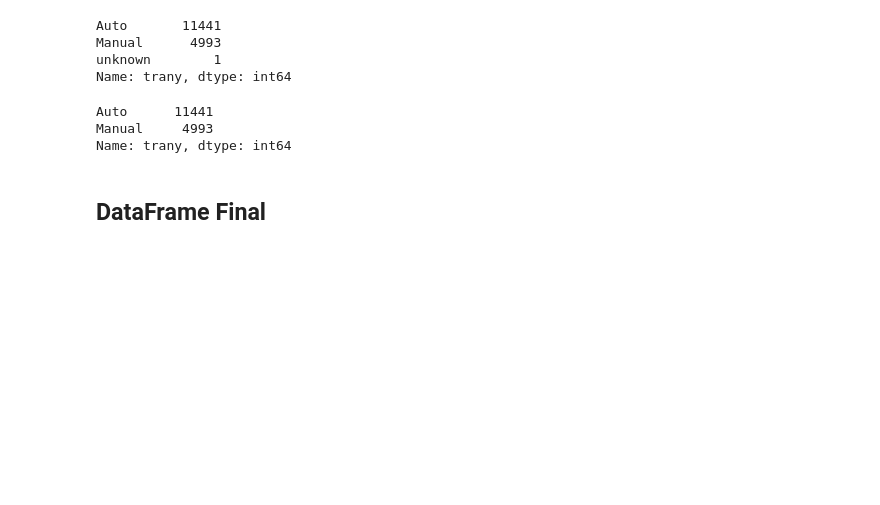
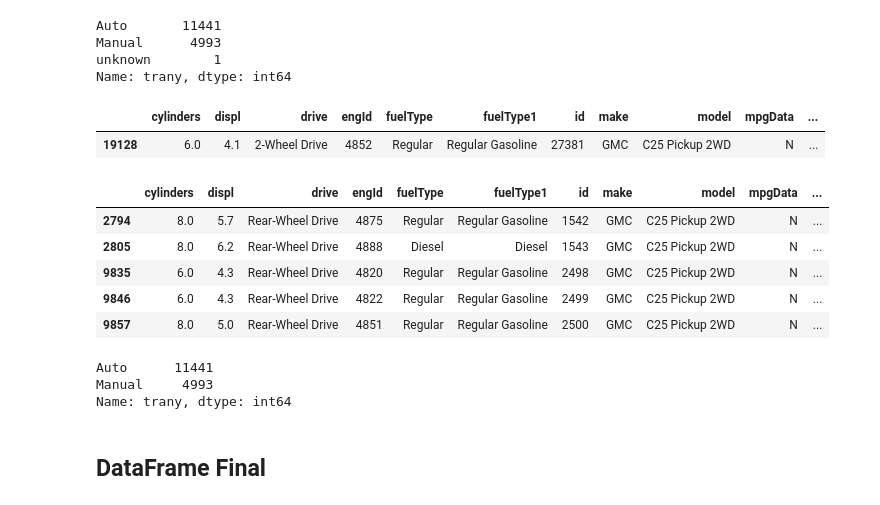
Before and after one commit to YonatanRA/ds_tb_part_21_09, a Jupyter notebook: 02-Data_Analysis/3.1 - Data Cleaning .ipynb, the cells around one changed output. Saved outputs shown, nothing was run; the diff lists cells and outputs as text; code cells hidden in the pictures; blank space fills up the shorter version.

Commit message:
data clean

```diff
--- a/02-Data_Analysis/3.1 - Data Cleaning .ipynb
+++ b/02-Data_Analysis/3.1 - Data Cleaning .ipynb
@@ -606,6 +606,20 @@ Auto       11441
 Manual      4993
 unknown        1
 Name: trany, dtype: int64
+# %%
+df[df.trany=='unknown']
+# %% [output]
+|  | cylinders | displ | drive | engId | fuelType | fuelType1 | id | make | model | mpgData | ... |
+| 19128 | 6.0 | 4.1 | 2-Wheel Drive | 4852 | Regular | Regular Gasoline | 27381 | GMC | C25 Pickup 2WD | N | ... |
+# %%
+df[df.model=='C25 Pickup 2WD'][:5]
+# %% [output]
+|  | cylinders | displ | drive | engId | fuelType | fuelType1 | id | make | model | mpgData | ... |
+| 2794 | 8.0 | 5.7 | Rear-Wheel Drive | 4875 | Regular | Regular Gasoline | 1542 | GMC | C25 Pickup 2WD | N | ... |
+| 2805 | 8.0 | 6.2 | Rear-Wheel Drive | 4888 | Diesel | Diesel | 1543 | GMC | C25 Pickup 2WD | N | ... |
+| 9835 | 6.0 | 4.3 | Rear-Wheel Drive | 4820 | Regular | Regular Gasoline | 2498 | GMC | C25 Pickup 2WD | N | ... |
+| 9846 | 6.0 | 4.3 | Rear-Wheel Drive | 4822 | Regular | Regular Gasoline | 2499 | GMC | C25 Pickup 2WD | N | ... |
+| 9857 | 8.0 | 5.0 | Rear-Wheel Drive | 4851 | Regular | Regular Gasoline | 2500 | GMC | C25 Pickup 2WD | N | ... |
 # %%
 df=df.drop(df[df.trany=='unknown'].index, axis=0)
 
```
Also changed, not shown: parts of 6 cells of this notebook.
